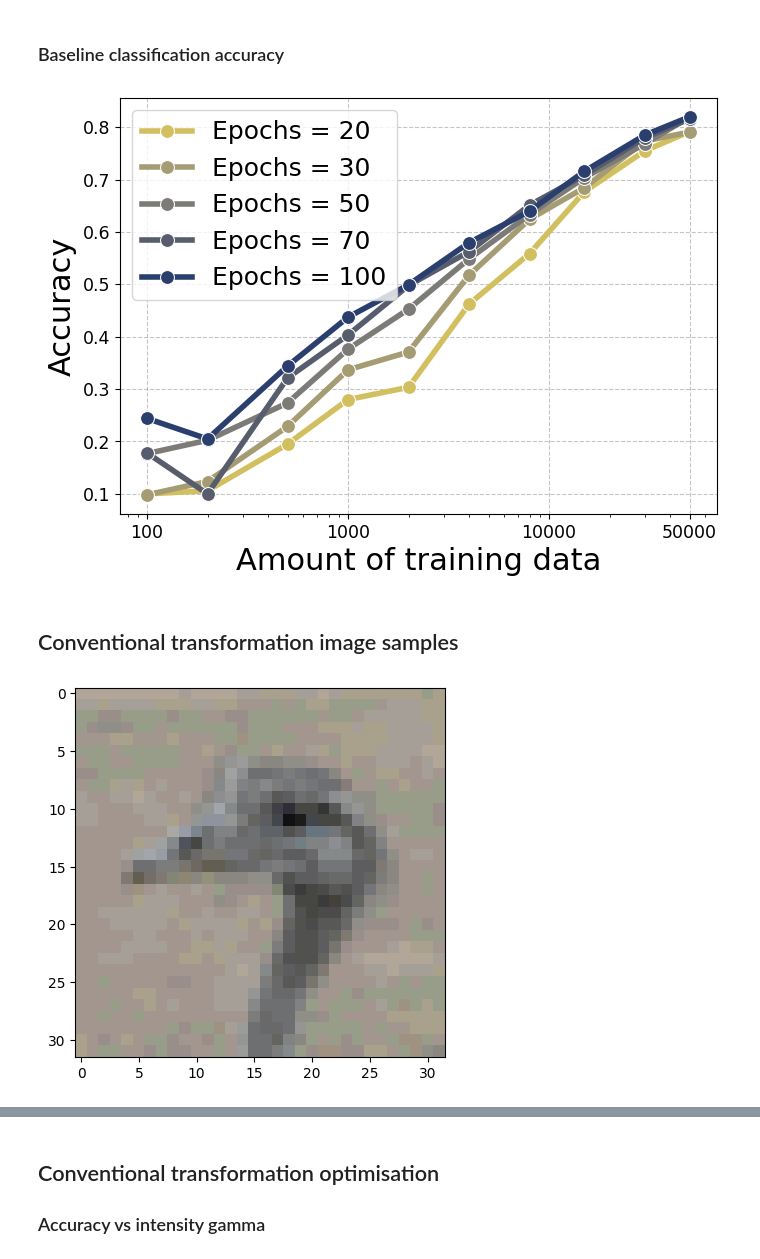
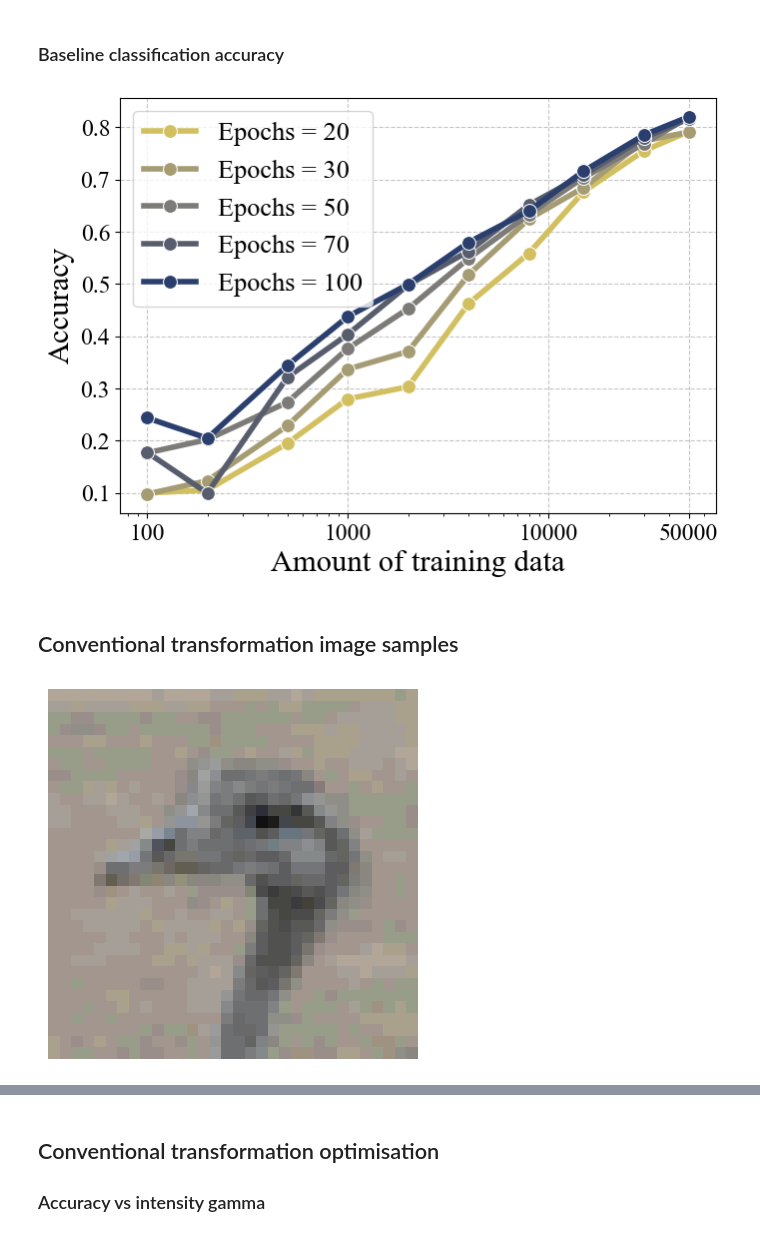
Before and after one commit to ar929/syn-data-comp, a Jupyter notebook: reproduce_results.ipynb, the cells around one changed output, grey strips where cells are left out. Drawn from its saved outputs; the diff is of its cells as text; code cells hidden in the pictures.

```diff
--- a/reproduce_results.ipynb
+++ b/reproduce_results.ipynb
@@ -40,10 +41,10 @@ dropout_conv, dropout_fc = CNN_params_dict['dropout_conv'], CNN_params_dict['dro
 my_fig_size = (7,6) # figure size
 ms = 10 # marker size
 lw = 4 # line width
-title_size = 18
+title_size = 19.5
 label_size = 22
-legend_size = 18
-tick_size = 12.5
+legend_size = 19
+tick_size = 17
 
 grid_params = {'which':'both', 'linestyle':'--', 'color':'gray', 'alpha':0.45}
 def plot_baseline(label=None, ax=None):
@@ -54,6 +55,14 @@ def plot_baseline(label=None, ax=None):
         ax.axhline(**line_args)
     else:
         plt.axhline(**line_args)
+
+font_name = "Times New Roman"
+plt.rcParams["font.family"] = font_name
+# Set global font family for LaTeX math text
+mpl.rcParams['mathtext.fontset'] = 'custom'
+mpl.rcParams['mathtext.rm'] = font_name  # Replace font_name with your desired font
+mpl.rcParams['mathtext.it'] = font_name
+mpl.rcParams['mathtext.bf'] = font_name
 # %% [markdown]
 ## Original data CNN learning curve
 # %%
@@ -185,16 +194,17 @@ if save_plots:
 
 plt.show()
 # %% [output]
-[figure, old version]
+[figure, new version]
 # %% [markdown]
 ## Conventional transformation image samples
 # %%
 test_img = cv2.imread('data/bird_example.png')
 test_img = cv2.cvtColor(test_img, cv2.COLOR_BGR2RGB)
 plt.imshow(test_img)
+plt.axis('off')
 plt.show()
 # %% [output]
-[figure, old version]
+[figure, new version]
 # %%
 aug_birds_plotname = "Images/aug_birds.pdf"
 
```
Also changed, not shown: parts of 33 cells of this notebook.
